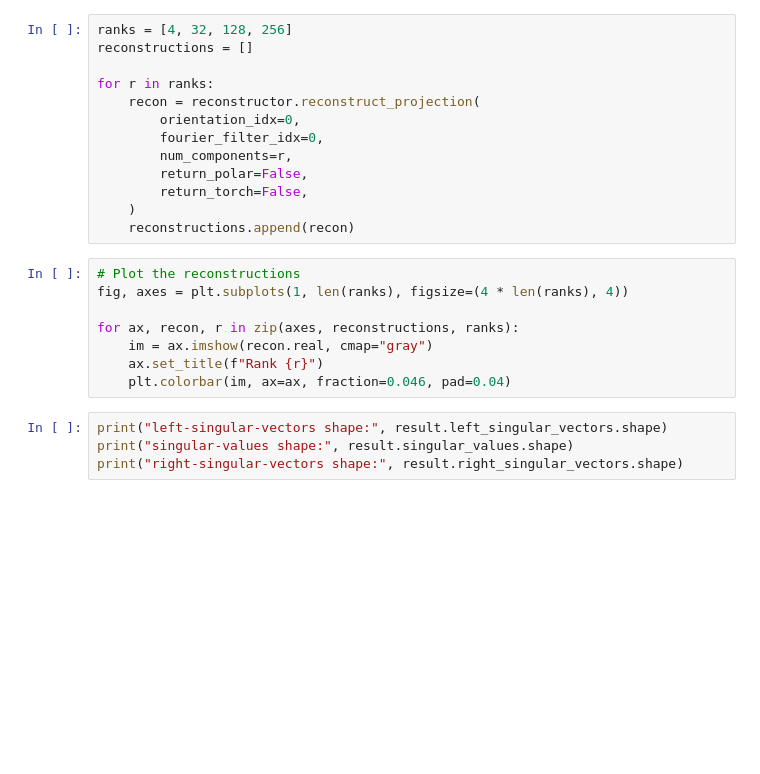
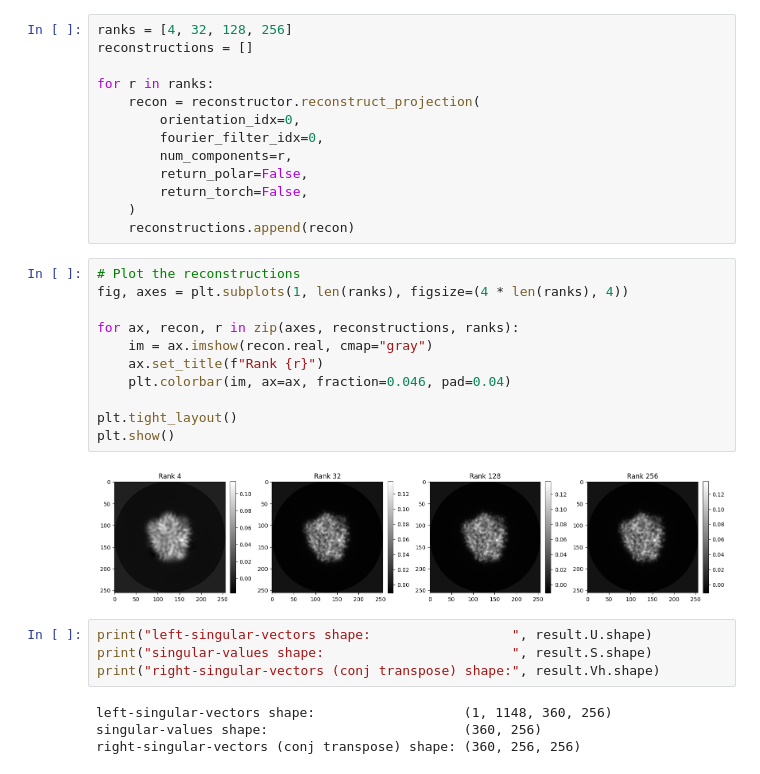
Before and after one commit to Lucaslab-Berkeley/Panther-EM, a Jupyter notebook: examples/demonstrate_decomposition.ipynb, the cells around one changed output. Cells and saved outputs as stored; diff of their text form; blank space fills up the shorter version.

```diff
--- a/examples/demonstrate_decomposition.ipynb
+++ b/examples/demonstrate_decomposition.ipynb
@@ -150,12 +187,21 @@ for r in ranks:
 # %%
 # Plot the reconstructions
 fig, axes = plt.subplots(1, len(ranks), figsize=(4 * len(ranks), 4))
 
 for ax, recon, r in zip(axes, reconstructions, ranks):
     im = ax.imshow(recon.real, cmap="gray")
     ax.set_title(f"Rank {r}")
     plt.colorbar(im, ax=ax, fraction=0.046, pad=0.04)
+
+plt.tight_layout()
+plt.show()
+# %% [output]
+[figure, added]
 # %%
-print("left-singular-vectors shape:", result.left_singular_vectors.shape)
-print("singular-values shape:", result.singular_values.shape)
-print("right-singular-vectors shape:", result.right_singular_vectors.shape)
+print("left-singular-vectors shape:                  ", result.U.shape)
+print("singular-values shape:                        ", result.S.shape)
+print("right-singular-vectors (conj transpose) shape:", result.Vh.shape)
+# %% [output]
+left-singular-vectors shape:                   (1, 1148, 360, 256)
+singular-values shape:                         (360, 256)
+right-singular-vectors (conj transpose) shape: (360, 256, 256)
```
Also changed, not shown: parts of 11 cells of this notebook.
